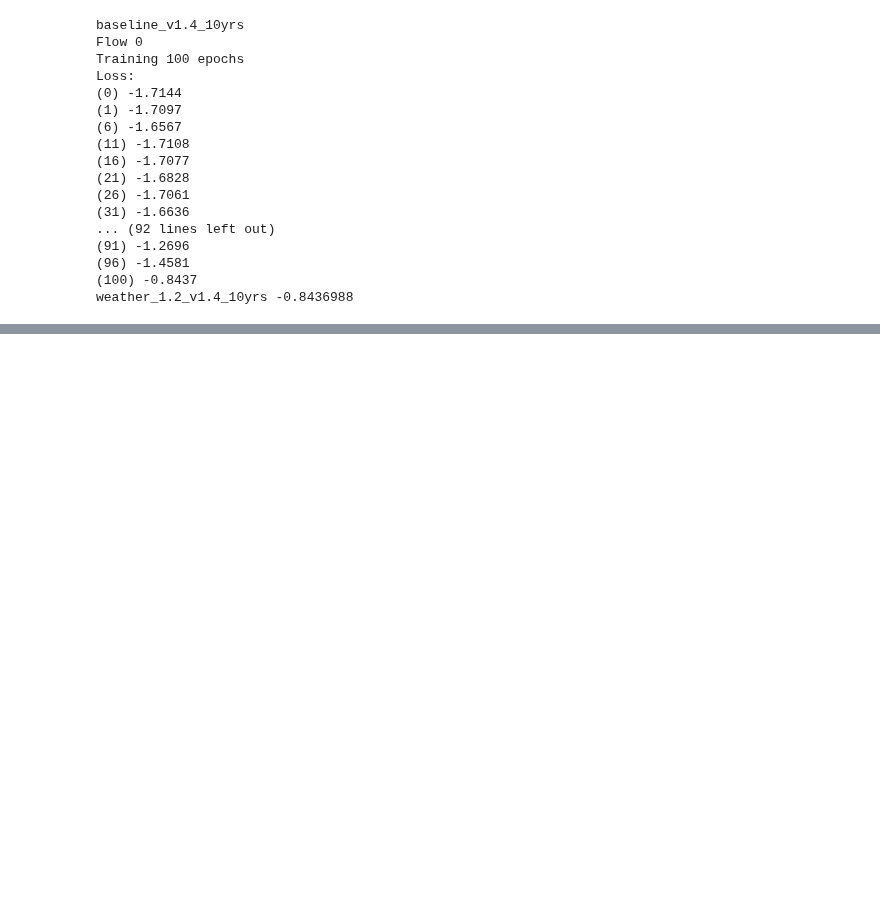
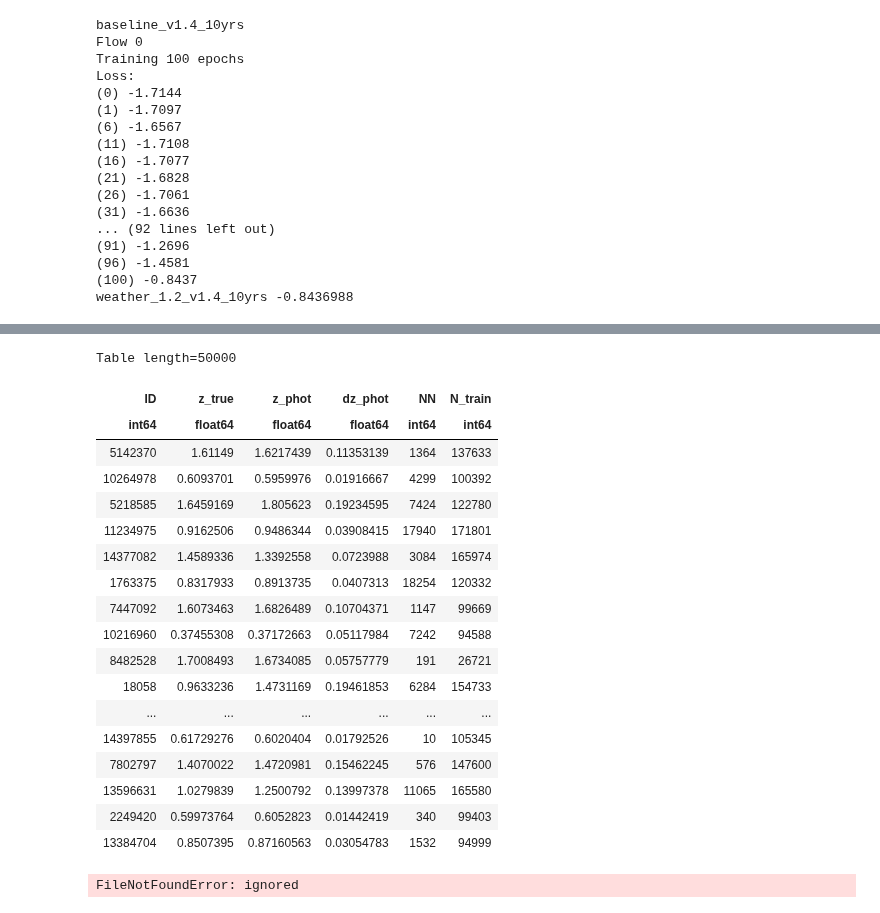
Before and after one commit to bscot/TheLastMetric, a Jupyter notebook: Example_TLM.ipynb, the cells around one changed output, grey strips where cells are left out. Drawn from its saved outputs; the diff is of its cells as text; code cells hidden in the pictures; blank space fills up the shorter version.

```diff
--- a/Example_TLM.ipynb
+++ b/Example_TLM.ipynb
@@ -269,0 +468,22 @@ weather_1.2_v1.4_10yrs -0.8436988
+# %%
+Table.from_pandas(z_cats['baseline_v1.4_10yrs'].to_pandas().dropna())
+# %% [output]
+Table length=50000
+| ID | z_true | z_phot | dz_phot | NN | N_train |
+| int64 | float64 | float64 | float64 | int64 | int64 |
+| 5142370 | 1.61149 | 1.6217439 | 0.11353139 | 1364 | 137633 |
+| 10264978 | 0.6093701 | 0.5959976 | 0.01916667 | 4299 | 100392 |
+| 5218585 | 1.6459169 | 1.805623 | 0.19234595 | 7424 | 122780 |
+| 11234975 | 0.9162506 | 0.9486344 | 0.03908415 | 17940 | 171801 |
+| 14377082 | 1.4589336 | 1.3392558 | 0.0723988 | 3084 | 165974 |
+| 1763375 | 0.8317933 | 0.8913735 | 0.0407313 | 18254 | 120332 |
+| 7447092 | 1.6073463 | 1.6826489 | 0.10704371 | 1147 | 99669 |
+| 10216960 | 0.37455308 | 0.37172663 | 0.05117984 | 7242 | 94588 |
+| 8482528 | 1.7008493 | 1.6734085 | 0.05757779 | 191 | 26721 |
+| 18058 | 0.9633236 | 1.4731169 | 0.19461853 | 6284 | 154733 |
+| ... | ... | ... | ... | ... | ... |
+| 14397855 | 0.61729276 | 0.6020404 | 0.01792526 | 10 | 105345 |
+| 7802797 | 1.4070022 | 1.4720981 | 0.15462245 | 576 | 147600 |
+| 13596631 | 1.0279839 | 1.2500792 | 0.13997378 | 11065 | 165580 |
+| 2249420 | 0.59973764 | 0.6052823 | 0.01442419 | 340 | 99403 |
+| 13384704 | 0.8507395 | 0.87160563 | 0.03054783 | 1532 | 94999 |
@@ -269,0 +557,6 @@ weather_1.2_v1.4_10yrs -0.8436988
+# %%
+import os
+
+load_data()
+# %% [output]
+FileNotFoundError: ignored
```
Also changed, not shown: parts of 18 cells of this notebook.
